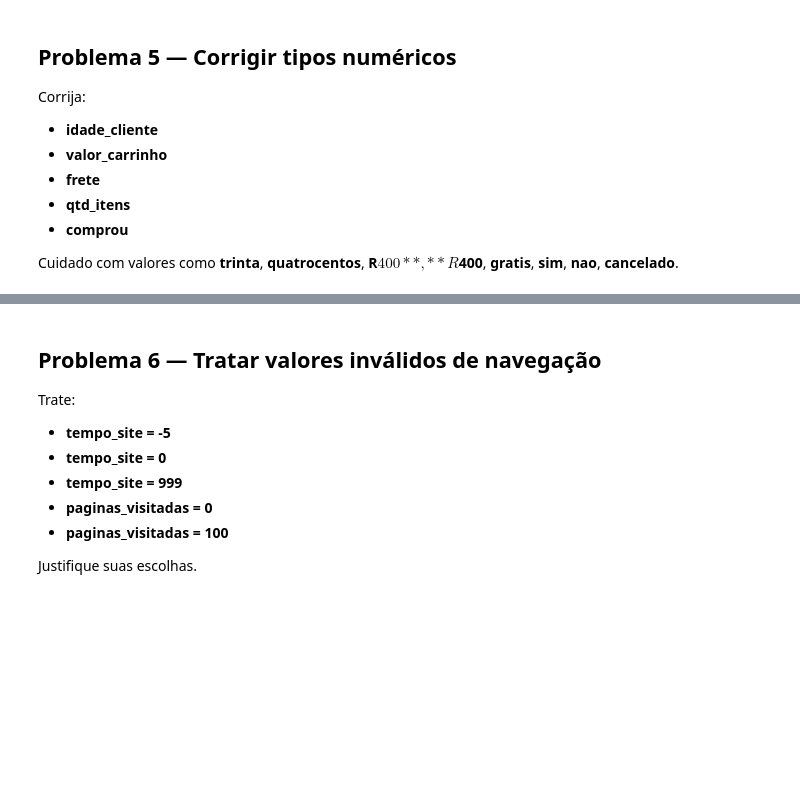
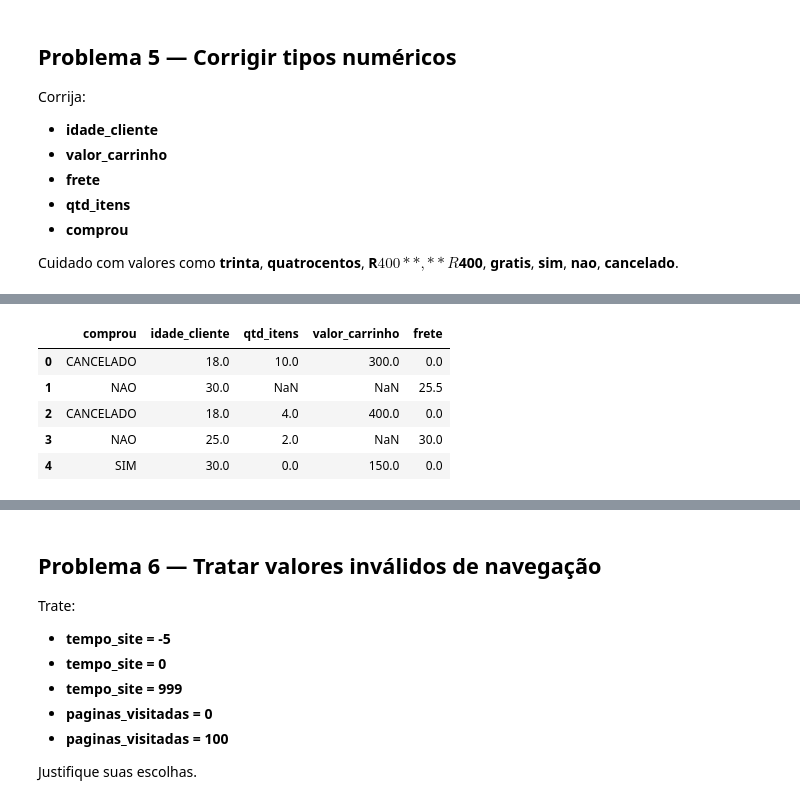
Before and after one commit to Somutt/revisao_py, a Jupyter notebook: 02_data_analysis/pandas_auditoria.ipynb, the cells around one changed output, grey strips where cells are left out. Drawn from its saved outputs; the diff is of its cells as text; code cells hidden in the pictures; blank space fills up the shorter version.

```diff
--- a/02_data_analysis/pandas_auditoria.ipynb
+++ b/02_data_analysis/pandas_auditoria.ipynb
@@ -398,0 +485,11 @@ Cuidado com valores como **trinta**, **quatrocentos**, **R$ 400**, **R$400**, **
+# %%
+num_cols = ['comprou', 'idade_cliente', 'qtd_itens', 'valor_carrinho', 'frete']
+
+clean_df[num_cols].head()
+# %% [output]
+|  | comprou | idade_cliente | qtd_itens | valor_carrinho | frete |
+| 0 | CANCELADO | 18.0 | 10.0 | 300.0 | 0.0 |
+| 1 | NAO | 30.0 | NaN | NaN | 25.5 |
+| 2 | CANCELADO | 18.0 | 4.0 | 400.0 | 0.0 |
+| 3 | NAO | 25.0 | 2.0 | NaN | 30.0 |
+| 4 | SIM | 30.0 | 0.0 | 150.0 | 0.0 |
```
Also changed, not shown: parts of 24 cells of this notebook.
